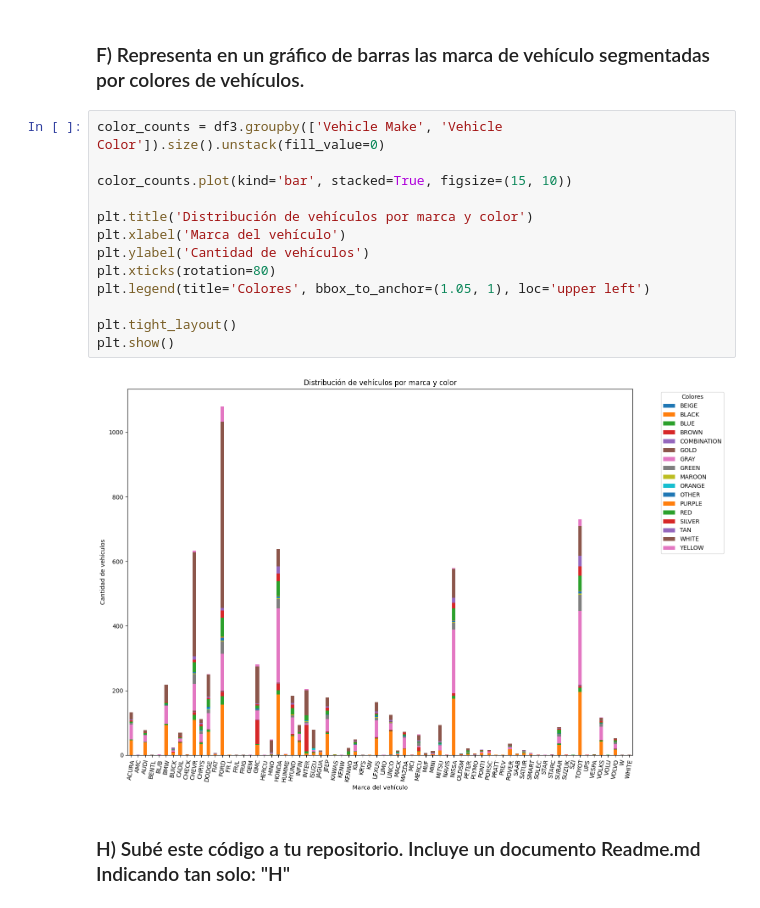
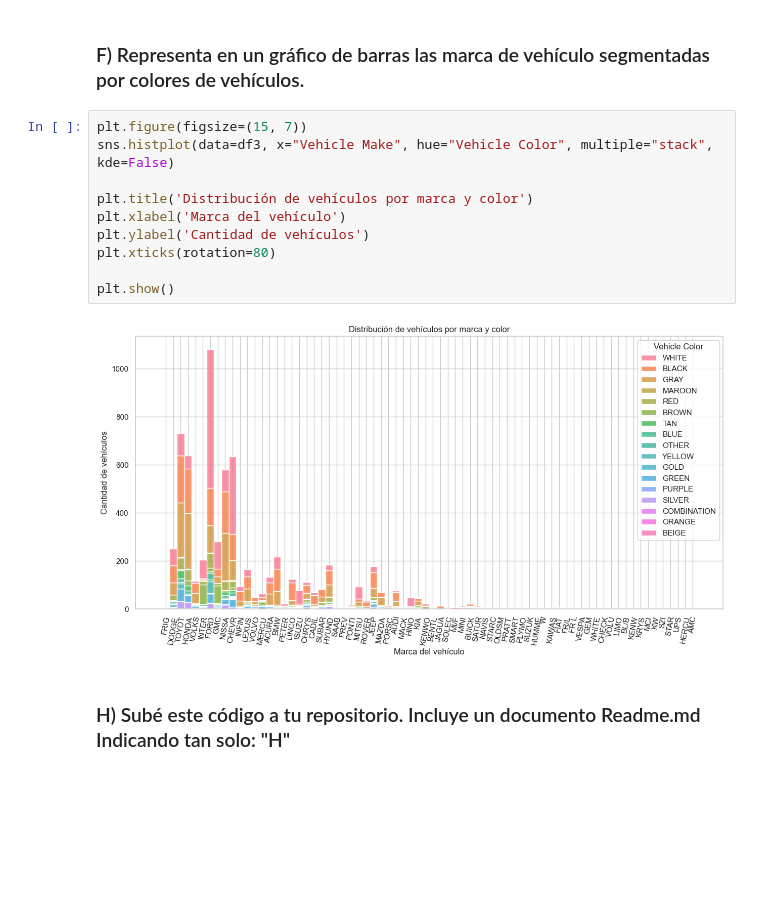
Before and after one commit to Sheila-Fernandez-Martin/Proyecto_Pandas1, a Jupyter notebook: ProyectoPandas_Github.ipynb, the cells around one changed output. Saved outputs shown, nothing was run; the diff lists cells and outputs as text; blank space fills up the shorter version.

```diff
--- a/ProyectoPandas_Github.ipynb
+++ b/ProyectoPandas_Github.ipynb
@@ -140,20 +137,17 @@ See the caveats in the documentation: https://pandas.pydata.org/pandas-docs/stab
 # %% [markdown]
 ### F) Representa en un gráfico de barras las marca de vehículo segmentadas por colores de vehículos.
 # %%
-color_counts = df3.groupby(['Vehicle Make', 'Vehicle Color']).size().unstack(fill_value=0)
-
-color_counts.plot(kind='bar', stacked=True, figsize=(15, 10))
+plt.figure(figsize=(15, 7))
+sns.histplot(data=df3, x="Vehicle Make", hue="Vehicle Color", multiple="stack", kde=False)
 
 plt.title('Distribución de vehículos por marca y color')
 plt.xlabel('Marca del vehículo')
 plt.ylabel('Cantidad de vehículos')
 plt.xticks(rotation=80)
-plt.legend(title='Colores', bbox_to_anchor=(1.05, 1), loc='upper left')
 
-plt.tight_layout()
 plt.show()
 # %% [output]
-[figure, old version]
+[figure, new version]
 # %% [markdown]
 ### H) Subé este código a tu repositorio. Incluye un documento Readme.md Indicando tan solo: "H"
 # %% [markdown]
```
Also changed, not shown: parts of 6 cells of this notebook.
